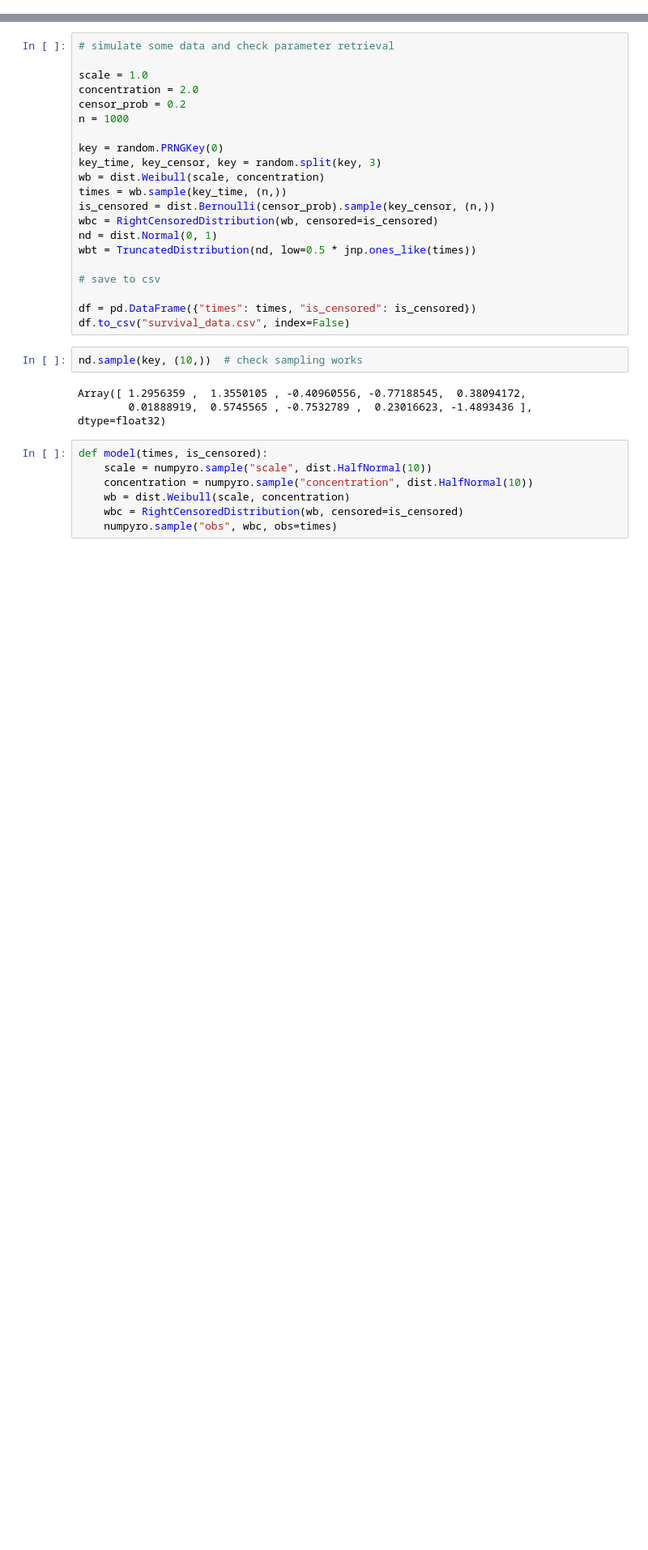
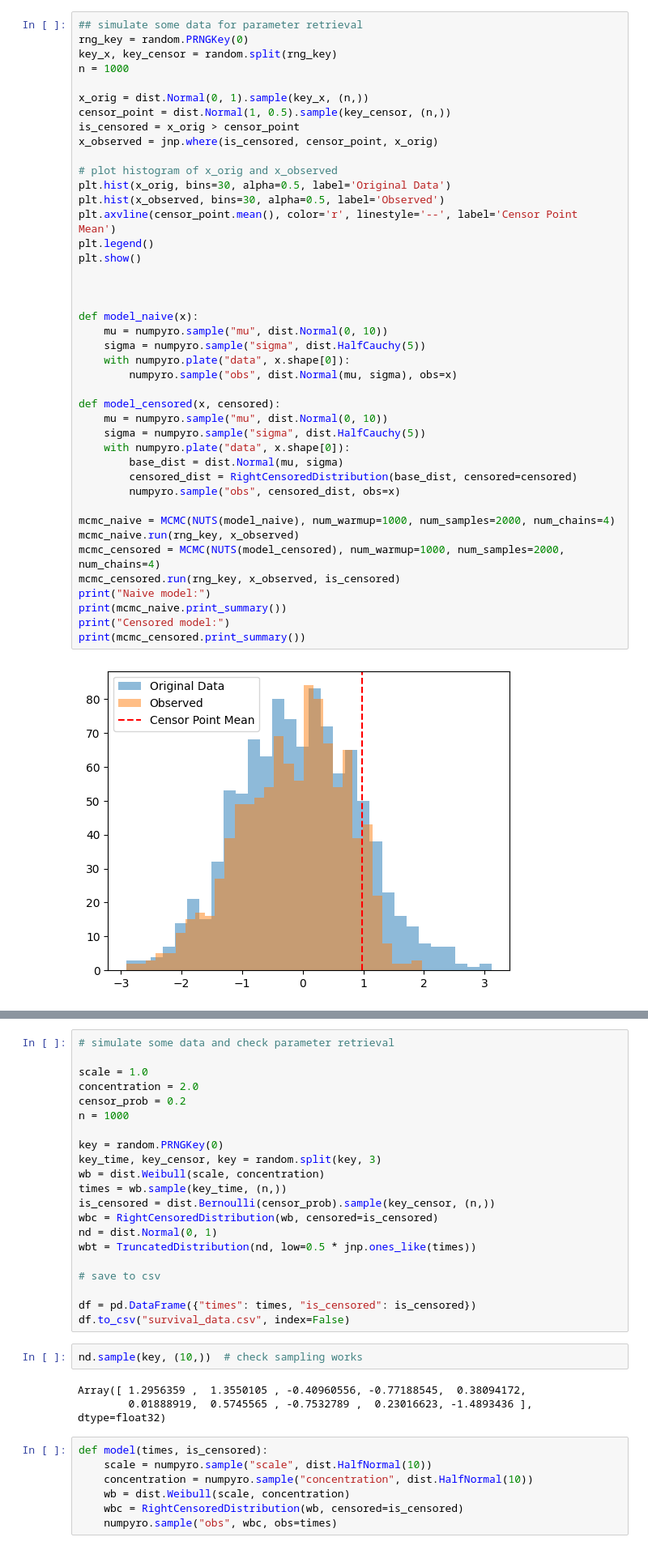
Before and after one commit to vanAmsterdam/numpyro, a Jupyter notebook: notebooks/source/survival_analysis.ipynb, the cells around one changed output, grey strips where cells are left out. Shown: that part at 81% size. Drawn from its saved outputs; the diff is of its cells as text; blank space fills up the shorter version.

```diff
--- a/notebooks/source/survival_analysis.ipynb
+++ b/notebooks/source/survival_analysis.ipynb
@@ -24,0 +27,44 @@ Real()
+# %%
+## simulate some data for parameter retrieval
+rng_key = random.PRNGKey(0)
+key_x, key_censor = random.split(rng_key)
+n = 1000
+
+x_orig = dist.Normal(0, 1).sample(key_x, (n,))
+censor_point = dist.Normal(1, 0.5).sample(key_censor, (n,))
+is_censored = x_orig > censor_point
+x_observed = jnp.where(is_censored, censor_point, x_orig)
+
+# plot histogram of x_orig and x_observed
+plt.hist(x_orig, bins=30, alpha=0.5, label='Original Data')
+plt.hist(x_observed, bins=30, alpha=0.5, label='Observed')
+plt.axvline(censor_point.mean(), color='r', linestyle='--', label='Censor Point Mean')
+plt.legend()
+plt.show()
+
+
+
+def model_naive(x):
+    mu = numpyro.sample("mu", dist.Normal(0, 10))
+    sigma = numpyro.sample("sigma", dist.HalfCauchy(5))
+    with numpyro.plate("data", x.shape[0]):
+        numpyro.sample("obs", dist.Normal(mu, sigma), obs=x)
+
+def model_censored(x, censored):
+    mu = numpyro.sample("mu", dist.Normal(0, 10))
+    sigma = numpyro.sample("sigma", dist.HalfCauchy(5))
+    with numpyro.plate("data", x.shape[0]):
+        base_dist = dist.Normal(mu, sigma)
+        censored_dist = RightCensoredDistribution(base_dist, censored=censored)
+        numpyro.sample("obs", censored_dist, obs=x)
+
+mcmc_naive = MCMC(NUTS(model_naive), num_warmup=1000, num_samples=2000, num_chains=4)
+mcmc_naive.run(rng_key, x_observed)
+mcmc_censored = MCMC(NUTS(model_censored), num_warmup=1000, num_samples=2000, num_chains=4)
+mcmc_censored.run(rng_key, x_observed, is_censored)
+print("Naive model:")
+print(mcmc_naive.print_summary())
+print("Censored model:")
+print(mcmc_censored.print_summary())
+# %% [output]
+[figure, added]
```
Also changed, not shown: parts of 11 cells of this notebook, 2 other files.
